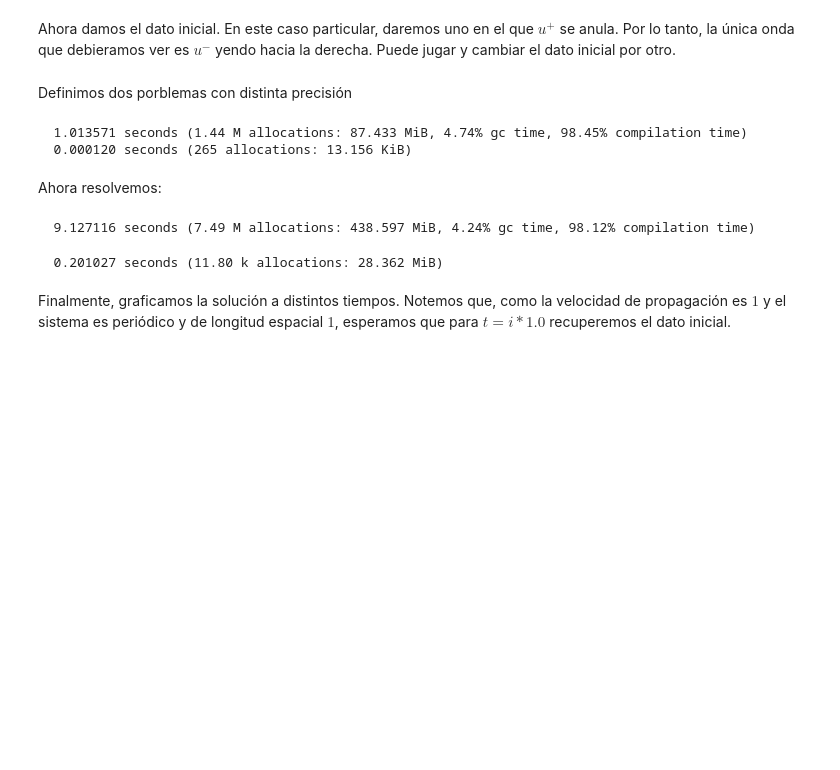
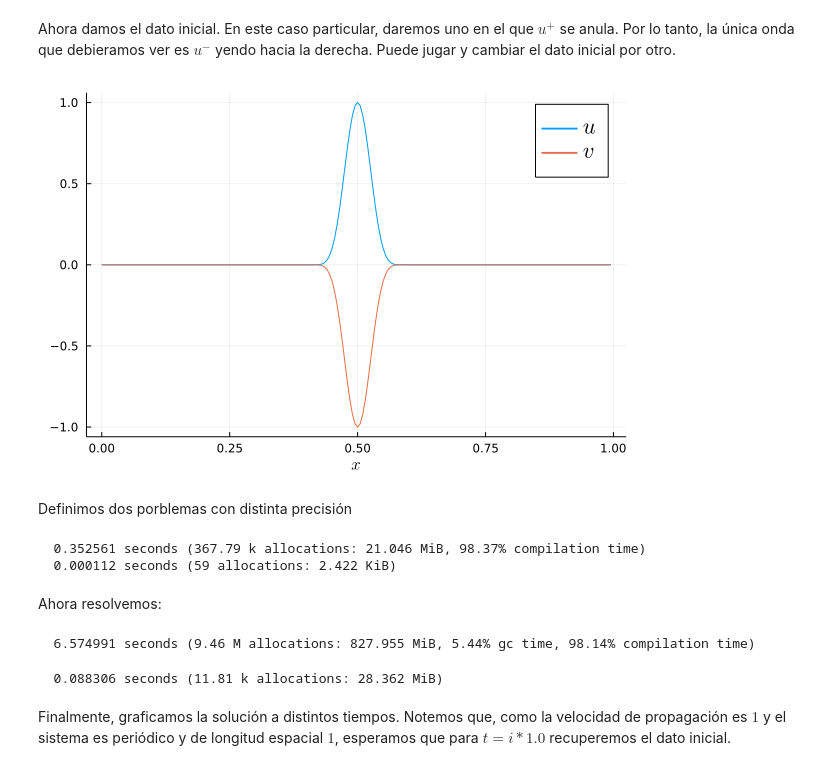
Before and after one commit to mendzmartin/pde2022, a Jupyter notebook: Tareas/02_tarea/grupo_crapodina_ecuacion_de_onda.ipynb, the cells around one changed output. Cells and saved outputs as stored; diff of their text form; code cells hidden in the pictures; blank space fills up the shorter version.

```diff
--- a/Tareas/02_tarea/grupo_crapodina_ecuacion_de_onda.ipynb
+++ b/Tareas/02_tarea/grupo_crapodina_ecuacion_de_onda.ipynb
@@ -159,13 +162,12 @@ Ahora agregamos algunos parámetros para la simulación. Algunos valores son abr
 # %%
-N = 200            # Numeros de puntos en la discretización espacial
-L = 1.0            # Intervalo espacial
-dx = L/N           # dx
-T = 10.            # Tiempo final
-dt = 1. *dx        # Tomamos dt ≈ dx/speed_max, para mantener la condición CFL y
-                   # Garantizar la estabilidad del algoritmo.
-
-r0=zeros(N,2)      # Discretización de los campos u y v
-x = [dx*i for i in 0:N-1];      # Coordenadas x, necesarias para determinar el dato inicial.
+Nx=200;                     # Numeros de puntos en la discretización espacial
+L=1.0;                      # Intervalo espacial
+dx=L/Nx;                    # dx
+T=10.0;                     # Tiempo final
+dt=1.0*dx;                  # Tomamos dt ≈ dx/speed_max, para mantener la condición CFL y
+                            # Garantizar la estabilidad del algoritmo.
+r0=zeros(Nx,2);             # Discretización de los campos u y v
+x=[dx*i for i in 0:Nx-1];   # Coordenadas x, necesarias para determinar el dato inicial.
 # %% [markdown]
 Ahora definimos los esquemas de diferencias finitas. Están implementados como matrices que multiplican los vectores de la solución. Las matrices están definidas como dispersas para mayor eficiencia computacional.
 En general no es eficiente definir las derivadas numéricas con matrices, pero los casos con los que trabajaremos son bastante sencillos e ilustrativos.
@@ -261,40 +247,42 @@ Ahora damos el dato inicial. En este caso particular, daremos uno en el que $u^{
 # %%
 x0 = 0.4; x1 = 0.6
 u = @view r0[:,1]
 v = @view r0[:,2]
 
-for i in 1:N
+for i in 1:Nx
     x[i] = dx*(i-1)
     if x[i] > x0 && x[i] < x1
         u[i] = (x[i] - x0)^8 * (x[i] - x1)^8 / (0.5*(x1-x0))^16
         v[i] = -u[i]
     end
 end
 
 plot(x, r0, label = ["\$u\$" "\$v\$"], xlabel = "\$x\$", legendfontsize = 15)
+# %% [output]
+[figure, added]
 # %% [markdown]
 Definimos dos porblemas con distinta precisión
 # %%
-D_2_per = create_D_2_per(N)
-D_4_per = create_D_4_per(N)
+D_2_per = create_D_2_per(Nx)
+D_4_per = create_D_4_per(Nx)
 
 p2 = (dx, D_2_per)
 p4 = (dx, D_4_per)
 @time prob2 = ODEProblem(F!,r0,(0.0,T),p2);
 @time prob4 = ODEProblem(F!,r0,(0.0,T),p4);
 # %% [output]
-  1.013571 seconds (1.44 M allocations: 87.433 MiB, 4.74% gc time, 98.45% compilation time)
-  0.000120 seconds (265 allocations: 13.156 KiB)
+  0.352561 seconds (367.79 k allocations: 21.046 MiB, 98.37% compilation time)
+  0.000112 seconds (59 allocations: 2.422 KiB)
 # %% [markdown]
 Ahora resolvemos:
 # %%
 @time sol2 = solve(prob2,RK4(),dt=dt);
 # %% [output]
-  9.127116 seconds (7.49 M allocations: 438.597 MiB, 4.24% gc time, 98.12% compilation time)
+  6.574991 seconds (9.46 M allocations: 827.955 MiB, 5.44% gc time, 98.14% compilation time)
 # %%
 @time sol4 = solve(prob4,RK4(),dt=dt);
 # %% [output]
-  0.201027 seconds (11.80 k allocations: 28.362 MiB)
+  0.088306 seconds (11.81 k allocations: 28.362 MiB)
 # %% [markdown]
 Finalmente, graficamos la solución a distintos tiempos. Notemos que, como la velocidad de propagación es $1$ y el sistema es periódico y de longitud espacial $1$, esperamos que para $t = i*1.0$ recuperemos el dato inicial.
 # %%
```
Also changed, not shown: parts of 7 cells of this notebook, 2 other files.
